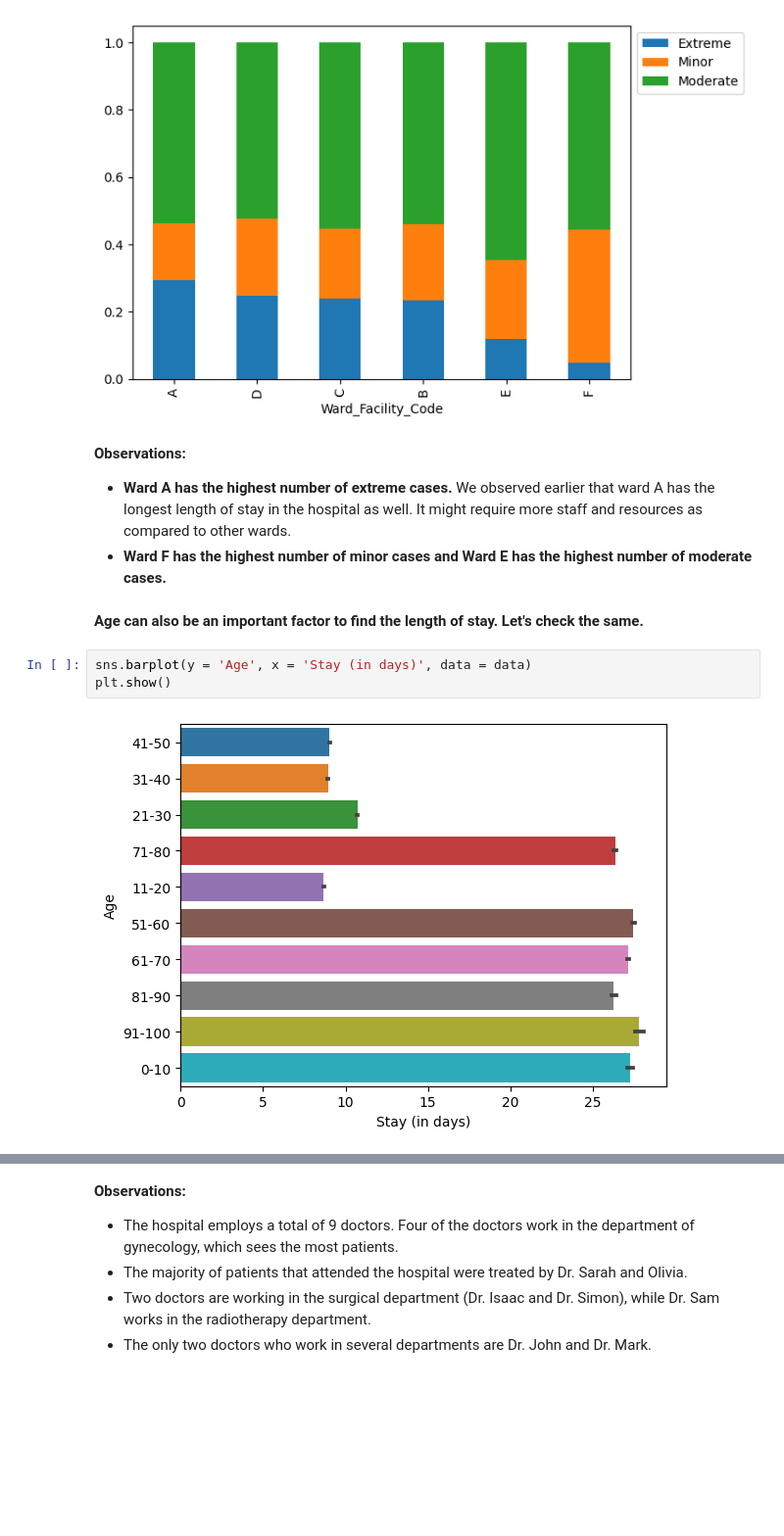
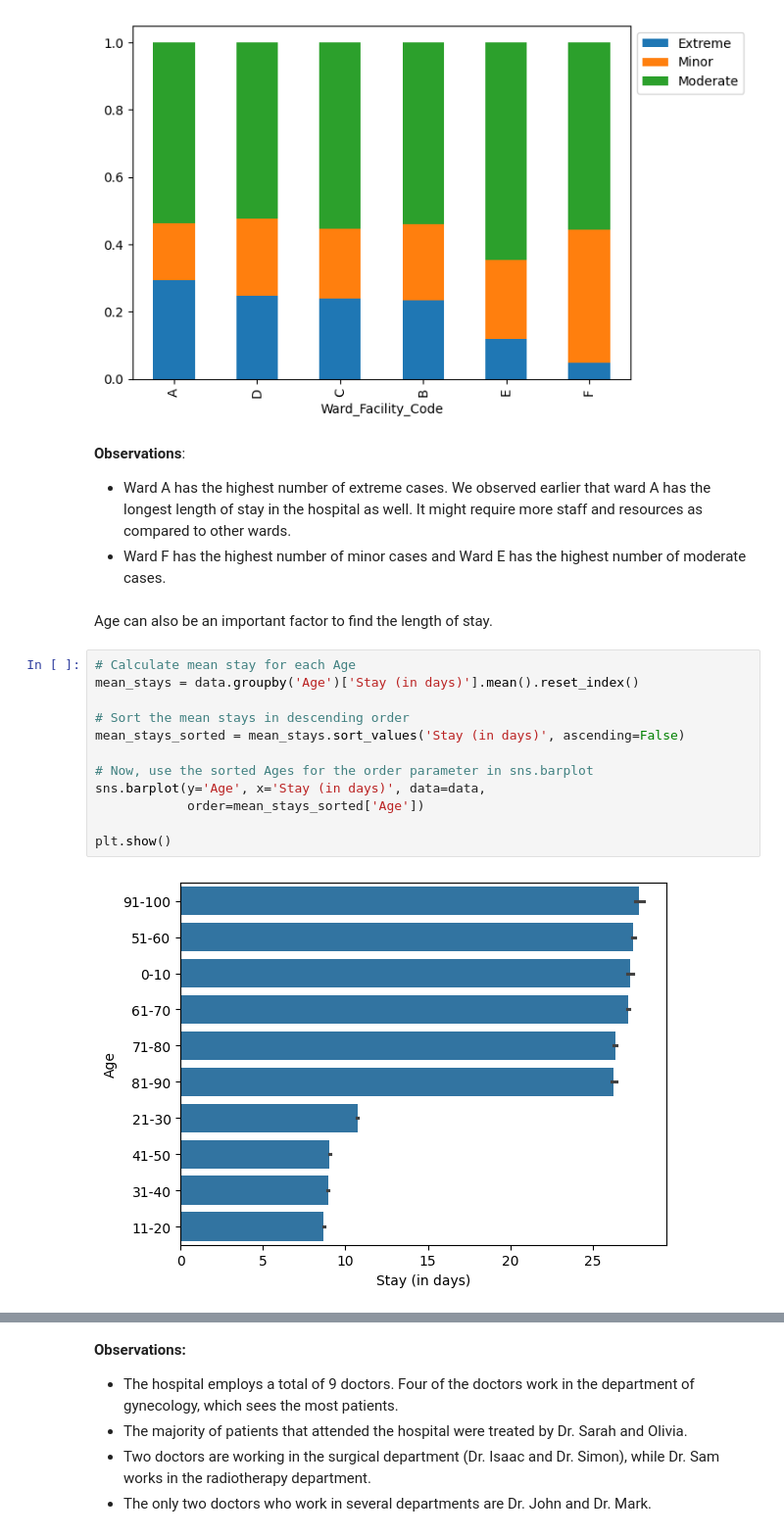
Before and after one commit to fdiaz1968/ML-Course, a Jupyter notebook: docs/Clase 6- Regresión Lineal.ipynb, the cells around one changed output, grey strips where cells are left out. Shown at 98% size. Drawn from its saved outputs; the diff is of its cells as text; blank space fills up the shorter version.

```diff
--- a/docs/Clase 6- Regresión Lineal.ipynb
+++ b/docs/Clase 6- Regresión Lineal.ipynb
@@ -428,17 +570,26 @@ C                       3503    3013      8081   14597
 ------------------------------------------------------------------------------------------------------------------------
 [figure]
 # %% [markdown]
-**Observations:**
+**Observations**:
 
-- **Ward A has the highest number of extreme cases.** We observed earlier that ward A has the longest length of stay in the hospital as well. It might require more staff and resources as compared to other wards.
-- **Ward F has the highest number of minor cases and Ward E has the highest number of moderate cases.**
+- Ward A has the highest number of extreme cases. We observed earlier that ward A has the longest length of stay in the hospital as well. It might require more staff and resources as compared to other wards.
+- Ward F has the highest number of minor cases and Ward E has the highest number of moderate cases.
 # %% [markdown]
-**Age can also be an important factor to find the length of stay. Let's check the same.**
+Age can also be an important factor to find the length of stay.
-# %%
-sns.barplot(y = 'Age', x = 'Stay (in days)', data = data)
-plt.show()
-# %% [output]
-[figure, removed]
+# %%
+# Calculate mean stay for each Age
+mean_stays = data.groupby('Age')['Stay (in days)'].mean().reset_index()
+
+# Sort the mean stays in descending order
+mean_stays_sorted = mean_stays.sort_values('Stay (in days)', ascending=False)
+
+# Now, use the sorted Ages for the order parameter in sns.barplot
+sns.barplot(y='Age', x='Stay (in days)', data=data,
+            order=mean_stays_sorted['Age'])
+
+plt.show()
+# %% [output]
+[figure, added]
 # %% [markdown]
 **Observation:**
 
```
Also changed, not shown: parts of 70 cells of this notebook.
